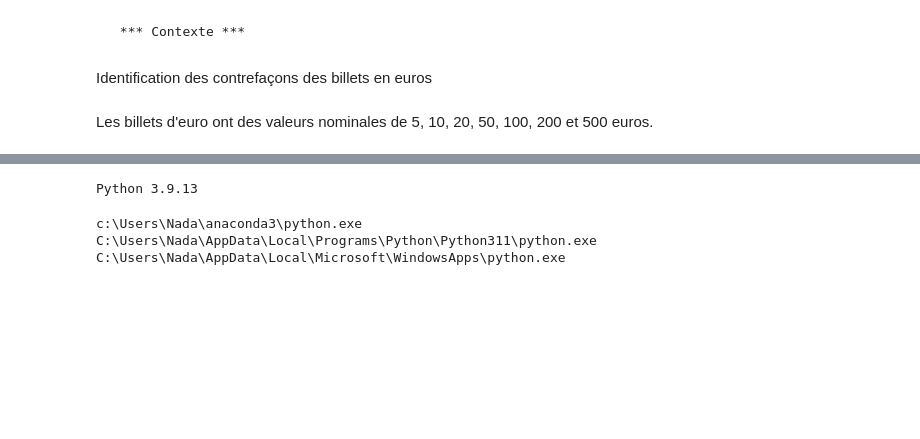
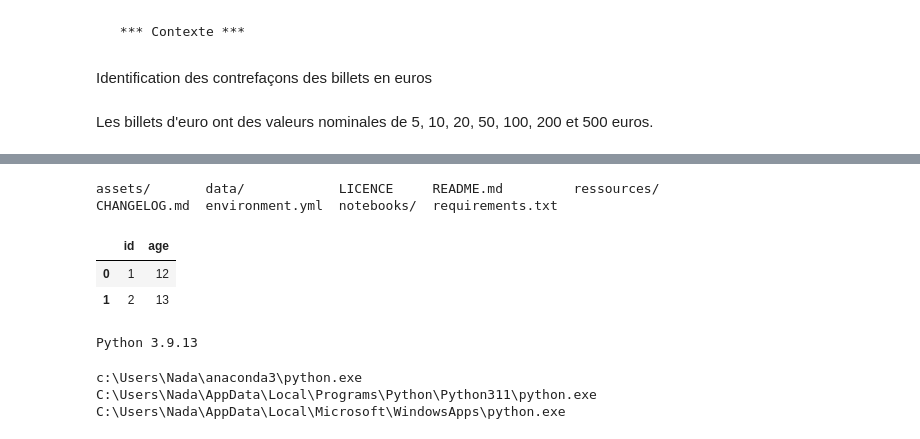
Before and after one commit to Nada-Lahbib/Project_10_Detection_des_faux_billets_avec_Python, a Jupyter notebook: notebooks/LAHBIB_Nada_1_notebook_022024.ipynb, the cells around one changed output, grey strips where cells are left out. Saved outputs shown, nothing was run; the diff lists cells and outputs as text; code cells hidden in the pictures; blank space fills up the shorter version.

Commit message:
udpate notebook and test data

```diff
--- a/notebooks/LAHBIB_Nada_1_notebook_022024.ipynb
+++ b/notebooks/LAHBIB_Nada_1_notebook_022024.ipynb
@@ -17,3 +33,15 @@ pwd
+# %%
+ls
+# %% [output]
+assets/       data/            LICENCE     README.md         ressources/
+CHANGELOG.md  environment.yml  notebooks/  requirements.txt
+# %%
+df = pd.read_csv("data/source/test.csv")
+df
+# %% [output]
+|  | id | age |
+| 0 | 1 | 12 |
+| 1 | 2 | 13 |
 # %%
 !python -V
 # %% [output]
```
Also changed, not shown: parts of 11 cells of this notebook, 1 other file.
